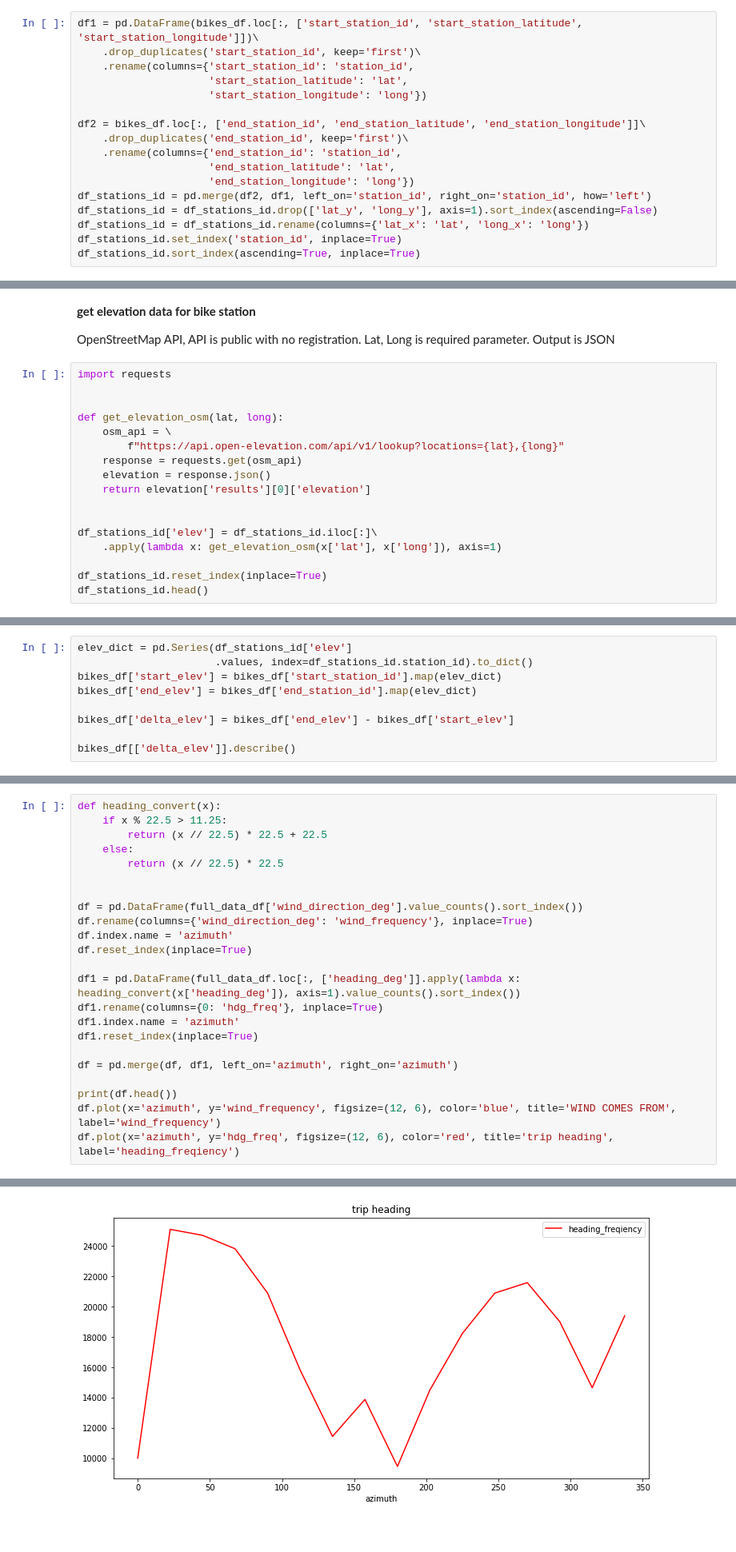
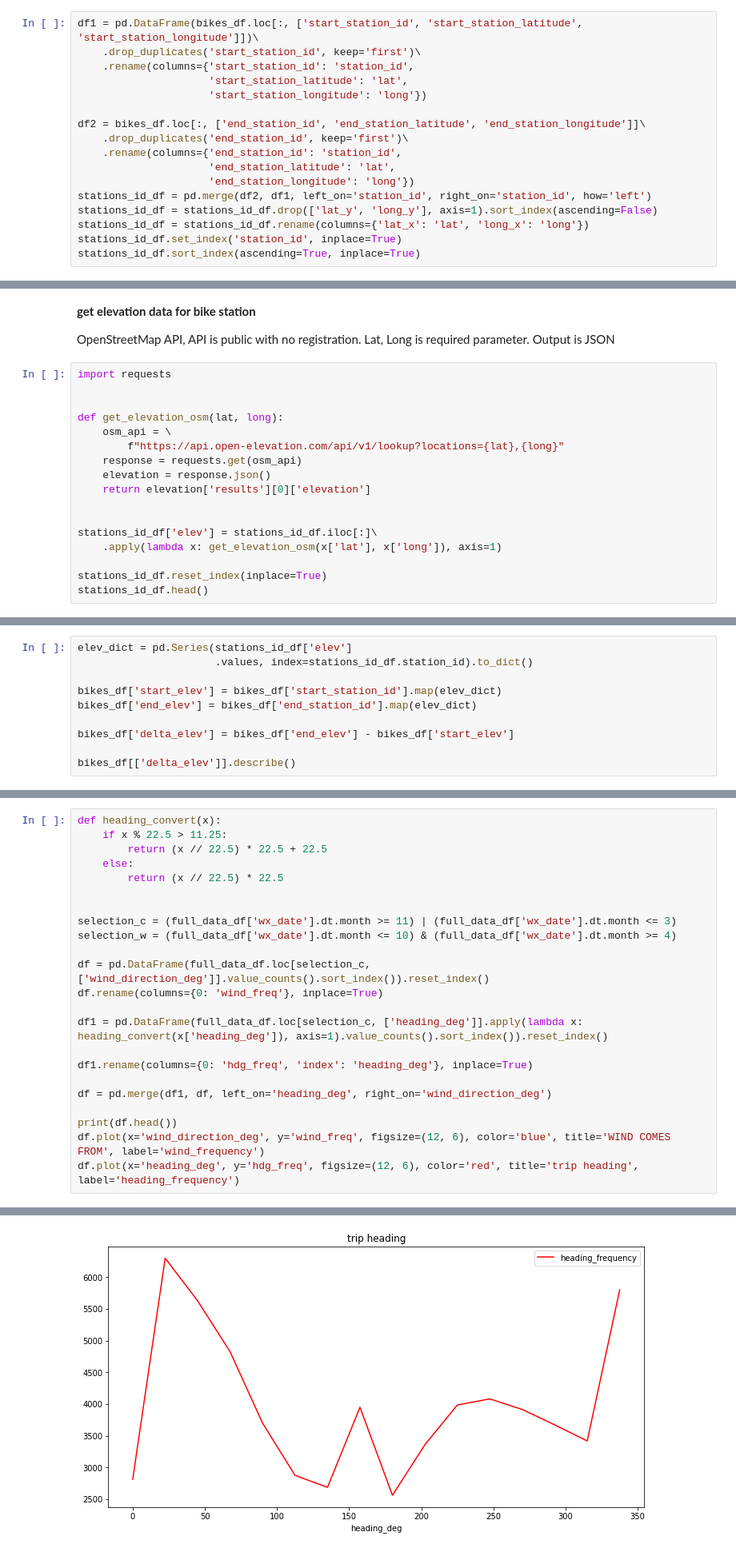
Before and after one commit to daim77/python_BI_analysis_bike_sharing, a Jupyter notebook: results.ipynb, the cells around one changed output, grey strips where cells are left out. Shown at 80% size. Saved outputs shown, nothing was run; the diff lists cells and outputs as text; blank space fills up the shorter version.

Commit message:
wind analysis correction

```diff
--- a/results.ipynb
+++ b/results.ipynb
@@ -189,8 +252,8 @@ df2 = bikes_df.loc[:, ['end_station_id', 'end_station_latitude', 'end_station_lo
     .rename(columns={'end_station_id': 'station_id',
                      'end_station_latitude': 'lat',
                      'end_station_longitude': 'long'})
-df_stations_id = pd.merge(df2, df1, left_on='station_id', right_on='station_id', how='left')
-df_stations_id = df_stations_id.drop(['lat_y', 'long_y'], axis=1).sort_index(ascending=False)
-df_stations_id = df_stations_id.rename(columns={'lat_x': 'lat', 'long_x': 'long'})
-df_stations_id.set_index('station_id', inplace=True)
-df_stations_id.sort_index(ascending=True, inplace=True)
+stations_id_df = pd.merge(df2, df1, left_on='station_id', right_on='station_id', how='left')
+stations_id_df = stations_id_df.drop(['lat_y', 'long_y'], axis=1).sort_index(ascending=False)
+stations_id_df = stations_id_df.rename(columns={'lat_x': 'lat', 'long_x': 'long'})
+stations_id_df.set_index('station_id', inplace=True)
+stations_id_df.sort_index(ascending=True, inplace=True)
@@ -210,11 +282,11 @@ def get_elevation_osm(lat, long):
     return elevation['results'][0]['elevation']
 
 
-df_stations_id['elev'] = df_stations_id.iloc[:]\
+stations_id_df['elev'] = stations_id_df.iloc[:]\
     .apply(lambda x: get_elevation_osm(x['lat'], x['long']), axis=1)
 
-df_stations_id.reset_index(inplace=True)
-df_stations_id.head()
+stations_id_df.reset_index(inplace=True)
+stations_id_df.head()
 # %% [markdown]
 **Calculate journey elev**
 
@@ -224,8 +296,9 @@ downhill == delta elev is negative
 
 and analyze uphill and downhill rides frequency
 # %%
-elev_dict = pd.Series(df_stations_id['elev']
-                      .values, index=df_stations_id.station_id).to_dict()
+elev_dict = pd.Series(stations_id_df['elev']
+                      .values, index=stations_id_df.station_id).to_dict()
+
 bikes_df['start_elev'] = bikes_df['start_station_id'].map(elev_dict)
 bikes_df['end_elev'] = bikes_df['end_station_id'].map(elev_dict)
 
@@ -383,19 +443,19 @@ def heading_convert(x):
         return (x // 22.5) * 22.5
 
 
-df = pd.DataFrame(full_data_df['wind_direction_deg'].value_counts().sort_index())
-df.rename(columns={'wind_direction_deg': 'wind_frequency'}, inplace=True)
-df.index.name = 'azimuth'
-df.reset_index(inplace=True)
+selection_c = (full_data_df['wx_date'].dt.month >= 11) | (full_data_df['wx_date'].dt.month <= 3)
+selection_w = (full_data_df['wx_date'].dt.month <= 10) & (full_data_df['wx_date'].dt.month >= 4)
 
-df1 = pd.DataFrame(full_data_df.loc[:, ['heading_deg']].apply(lambda x: heading_convert(x['heading_deg']), axis=1).value_counts().sort_index())
-df1.rename(columns={0: 'hdg_freq'}, inplace=True)
-df1.index.name = 'azimuth'
-df1.reset_index(inplace=True)
+df = pd.DataFrame(full_data_df.loc[selection_c, ['wind_direction_deg']].value_counts().sort_index()).reset_index()
+df.rename(columns={0: 'wind_freq'}, inplace=True)
 
-df = pd.merge(df, df1, left_on='azimuth', right_on='azimuth')
+df1 = pd.DataFrame(full_data_df.loc[selection_c, ['heading_deg']].apply(lambda x: heading_convert(x['heading_deg']), axis=1).value_counts().sort_index()).reset_index()
+
+df1.rename(columns={0: 'hdg_freq', 'index': 'heading_deg'}, inplace=True)
+
+df = pd.merge(df1, df, left_on='heading_deg', right_on='wind_direction_deg')
 
 print(df.head())
-df.plot(x='azimuth', y='wind_frequency', figsize=(12, 6), color='blue', title='WIND COMES FROM', label='wind_frequency')
-df.plot(x='azimuth', y='hdg_freq', figsize=(12, 6), color='red', title='trip heading', label='heading_freqiency')
+df.plot(x='wind_direction_deg', y='wind_freq', figsize=(12, 6), color='blue', title='WIND COMES FROM', label='wind_frequency')
+df.plot(x='heading_deg', y='hdg_freq', figsize=(12, 6), color='red', title='trip heading', label='heading_frequency')
 # %% [output]
@@ -410 +470 @@ df.plot(x='azimuth', y='hdg_freq', figsize=(12, 6), color='red', title='trip hea
-[figure, old version]
+[figure, new version]
```
Also changed, not shown: parts of 36 cells of this notebook.
